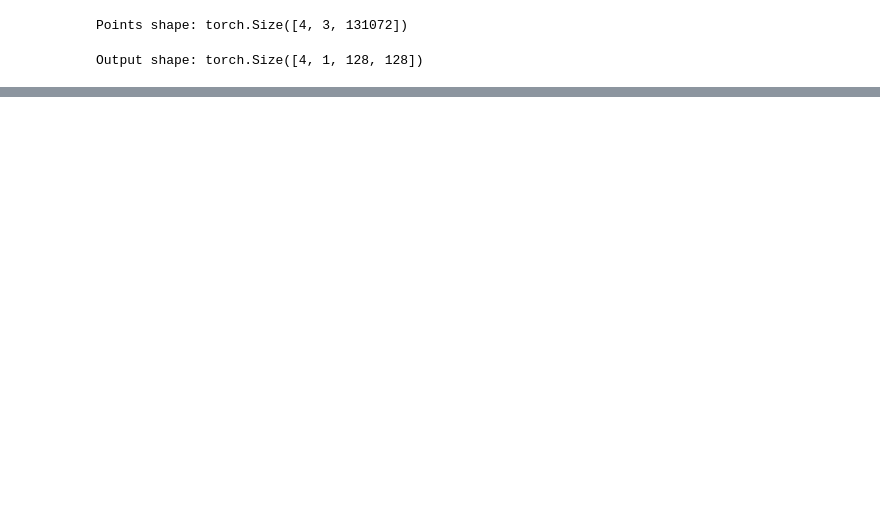
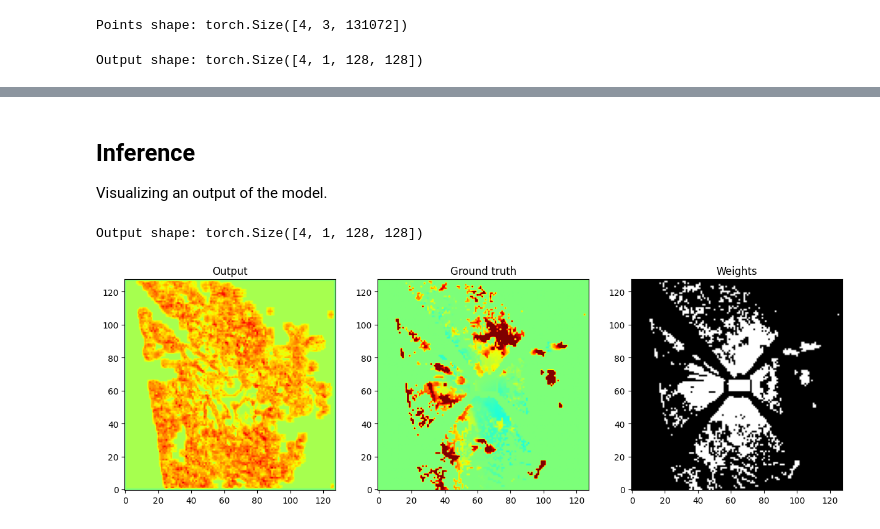
Before and after one commit to ctu-vras/monoforce, a Jupyter notebook: monoforce/examples/lidarbev.ipynb, the cells around one changed output, grey strips where cells are left out. Cells and saved outputs as stored; diff of their text form; code cells hidden in the pictures; blank space fills up the shorter version.

Commit message:
lidarbev: reduced encoder, training and inference examples

```diff
--- a/monoforce/examples/lidarbev.ipynb
+++ b/monoforce/examples/lidarbev.ipynb
@@ -109,0 +111,25 @@ Output shape: torch.Size([4, 1, 128, 128])
+# %%
+from tqdm.auto import tqdm
+
+optimizer = torch.optim.Adam(model.parameters(), lr=1e-3)
+criterion = torch.nn.MSELoss()
+
+for epoch in range(10):
+    epoch_loss = 0
+    for i, batch in tqdm(enumerate(loader), total=len(loader)):
+        batch = [b.to(device) for b in batch]
+        points, hm_terrain = batch
+
+        optimizer.zero_grad()
+
+        out = model(points)
+        terrain, weights = hm_terrain[:, 0:1], hm_terrain[:, 1:2]
+        loss = criterion(out * weights, terrain * weights)
+
+        loss.backward()
+        optimizer.step()
+
+        epoch_loss += loss.item()
+
+    epoch_loss /= len(loader)
+    print(f'Epoch: {epoch}, Loss: {epoch_loss}')
@@ -109,0 +147,26 @@ Output shape: torch.Size([4, 1, 128, 128])
+# %% [markdown]
+## Inference
+
+Visualizing an output of the model.
+# %%
+with torch.inference_mode():
+    with torch.no_grad():
+        batch = next(iter(loader))
+        batch = [b.to(device) for b in batch]
+        points, hm_terrain = batch
+        terrain, weights = hm_terrain[:, 0:1], hm_terrain[:, 1:2]
+        out = model(points)
+        print(f'Output shape: {out.shape}')  # (B, outC, H, W)
+
+# visualize the output
+fig, ax = plt.subplots(1, 3, figsize=(15, 5))
+ax[0].imshow(out[0, 0].cpu().numpy().T, cmap='jet', origin='lower', vmin=-1, vmax=1)
+ax[0].set_title('Output')
+ax[1].imshow(terrain[0, 0].cpu().numpy().T, cmap='jet', origin='lower', vmin=-1, vmax=1)
+ax[1].set_title('Ground truth')
+ax[2].imshow(weights[0, 0].cpu().numpy().T, cmap='gray', origin='lower')
+ax[2].set_title('Weights')
+plt.show()
+# %% [output]
+Output shape: torch.Size([4, 1, 128, 128])
+[figure, added]
```
Also changed, not shown: parts of 4 cells of this notebook, 2 other files.
